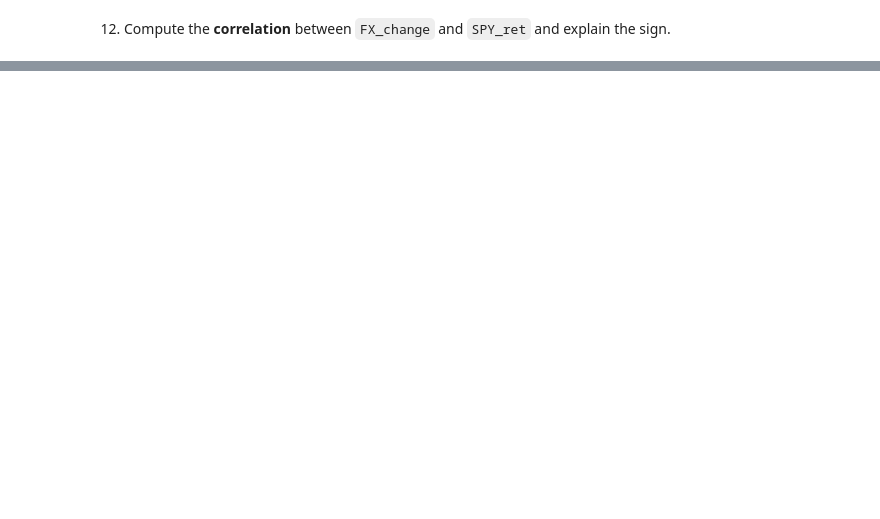
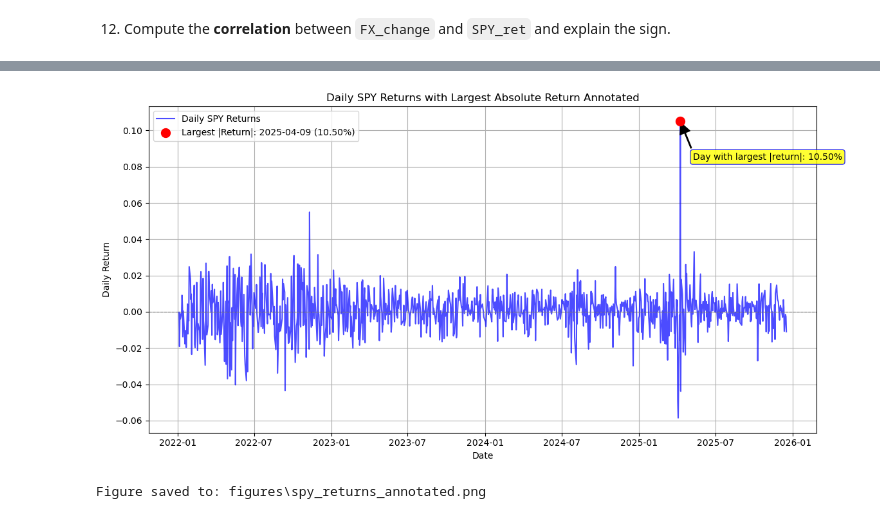
Before and after one commit to anzonyquispe/Python-for-Finance, a Jupyter notebook: homeworks/Assignment_3/Group 3/Assignment_3_part1_2.ipynb, the cells around one changed output, grey strips where cells are left out. Cells and saved outputs as stored; diff of their text form; code cells hidden in the pictures; blank space fills up the shorter version.

```diff
--- a/homeworks/Assignment_3/Group 3/Assignment_3_part1_2.ipynb
+++ b/homeworks/Assignment_3/Group 3/Assignment_3_part1_2.ipynb
@@ -763,0 +966,79 @@ else:
+# %%
+import os
+import matplotlib.pyplot as plt
+import pandas as pd
+
+if usa.empty:
+    print("The 'usa' DataFrame is empty; SPY returns analysis cannot be performed.")
+else:
+    # Filter SPY data and ensure that 'ret' is calculated
+    spy_data = usa[usa['ticker'] == 'SPY'].copy()
+    spy_data['date'] = pd.to_datetime(spy_data['date'])
+    spy_data = spy_data.set_index('date').sort_index()
+
+    if 'ret' not in spy_data.columns or spy_data['ret'].isna().all():
+        spy_data['ret'] = spy_data['close'].pct_change()
+
+    spy_returns = spy_data['ret'].dropna()
+
+    if spy_returns.empty:
+        print("No SPY returns are available for analysis.")
+    else:
+        # Find the day with the largest absolute return
+        largest_abs_ret_date = spy_returns.abs().idxmax()
+        largest_abs_ret_value = spy_returns.loc[largest_abs_ret_date]
+
+        # Create the SPY returns plot
+        plt.figure(figsize=(12, 6))
+        plt.plot(
+            spy_returns.index,
+            spy_returns.values,
+            label='Daily SPY Returns',
+            color='blue',
+            alpha=0.7
+        )
+
+        # Highlight the day with the largest absolute return
+        plt.scatter(
+            largest_abs_ret_date,
+            largest_abs_ret_value,
+            color='red',
+            s=100,
+            zorder=5,
+            label=(
+                f'Largest |Return|: '
+                f'{largest_abs_ret_date.strftime("%Y-%m-%d")} '
+                f'({largest_abs_ret_value:.2%})'
+            )
+        )
+
+        plt.annotate(
+            f'Day with largest |return|: {largest_abs_ret_value:.2%}',
+            xy=(largest_abs_ret_date, largest_abs_ret_value),
+            xytext=(largest_abs_ret_date + pd.DateOffset(days=30),
+                    largest_abs_ret_value * 0.8),
+            arrowprops=dict(facecolor='black', shrink=0.05, width=1),
+            bbox=dict(boxstyle="round,pad=0.3", fc="yellow", ec="b", lw=1, alpha=0.8),
+            fontsize=10
+        )
+
+        plt.title('Daily SPY Returns with Largest Absolute Return Annotated')
+        plt.xlabel('Date')
+        plt.ylabel('Daily Return')
+        plt.axhline(0, color='gray', linestyle='--', linewidth=0.8)
+        plt.legend()
+        plt.grid(True)
+        plt.tight_layout()
+
+        # Save the figure
+        output_dir = 'figures'
+        os.makedirs(output_dir, exist_ok=True)
+        filename = os.path.join(output_dir, 'spy_returns_annotated.png')
+        plt.savefig(filename, dpi=300, bbox_inches='tight')
+
+        plt.show()
+
+        print(f"Figure saved to: {filename}")
+# %% [output]
+[figure, added]
+Figure saved to: figures\spy_returns_annotated.png
```
Also changed, not shown: parts of 30 cells of this notebook, 1 other file.
